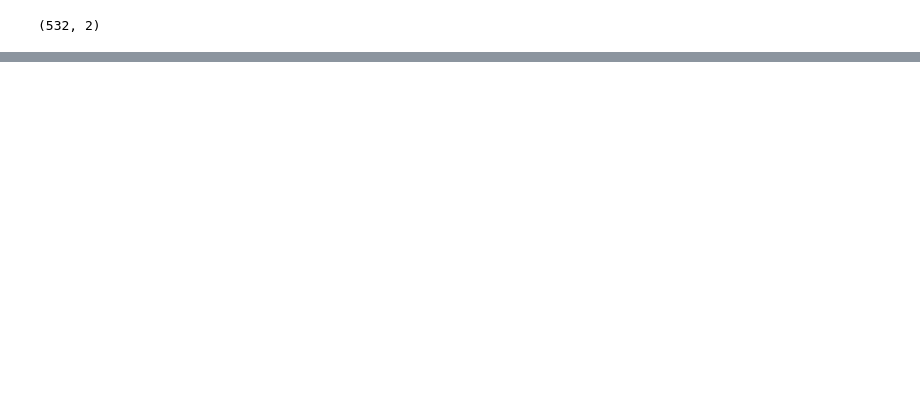
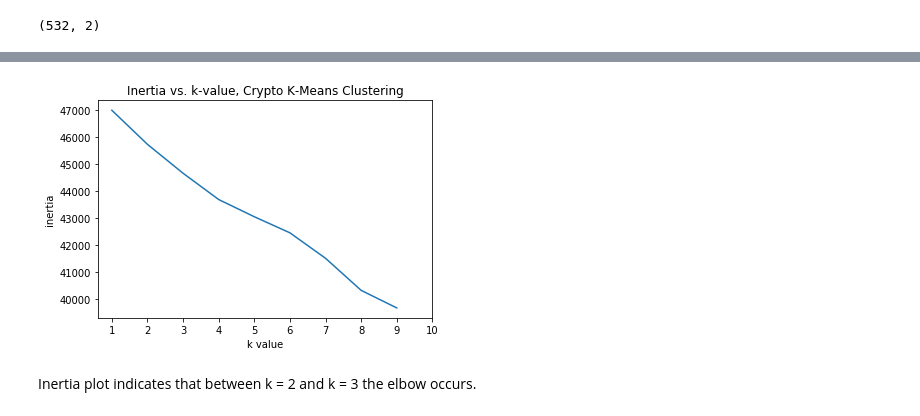
Before and after one commit to JacobTrevithick/Unsupervised-Learning-Homework, a Jupyter notebook: crypto_currencies_clustering.ipynb, the cells around one changed output, grey strips where cells are left out. Drawn from its saved outputs; the diff is of its cells as text; code cells hidden in the pictures; blank space fills up the shorter version.

```diff
--- a/crypto_currencies_clustering.ipynb
+++ b/crypto_currencies_clustering.ipynb
@@ -216,0 +223,15 @@ plt.show()
+# %%
+# find the best k-value that will optimize the inertia at the elbow of the Inertia vs. K curve
+
+inertia = []
+k = list(range(1,10))
+
+# loop through k values and save inertia for each one
+for i in k:
+    km = KMeans(n_clusters=i, random_state=0)
+    km.fit(df_crypto_pca)
+    inertia.append(km.inertia_)
+
+elbow_data = {'k': k, 'inertia': inertia}
+df_elbow = pd.DataFrame(elbow_data)
+df_elbow.head()
@@ -216,0 +245,12 @@ plt.show()
+# %%
+# plotting elbow curve data
+plt.plot(df_elbow['k'], df_elbow['inertia'])
+plt.xticks(range(1,11))
+plt.xlabel('k value')
+plt.ylabel('inertia')
+plt.title('Inertia vs. k-value, Crypto K-Means Clustering')
+plt.show()
+# %% [output]
+[figure, added]
+# %% [markdown]
+Inertia plot indicates that between k = 2 and k = 3 the elbow occurs.
```
Also changed, not shown: parts of 18 cells of this notebook.
